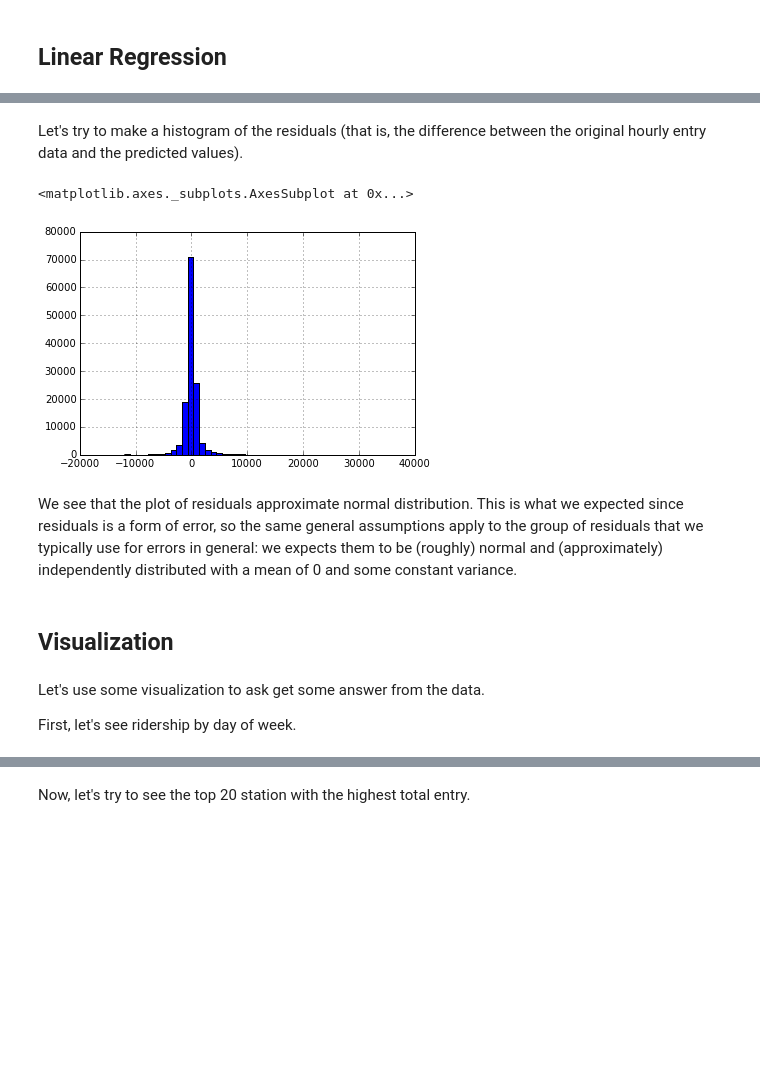
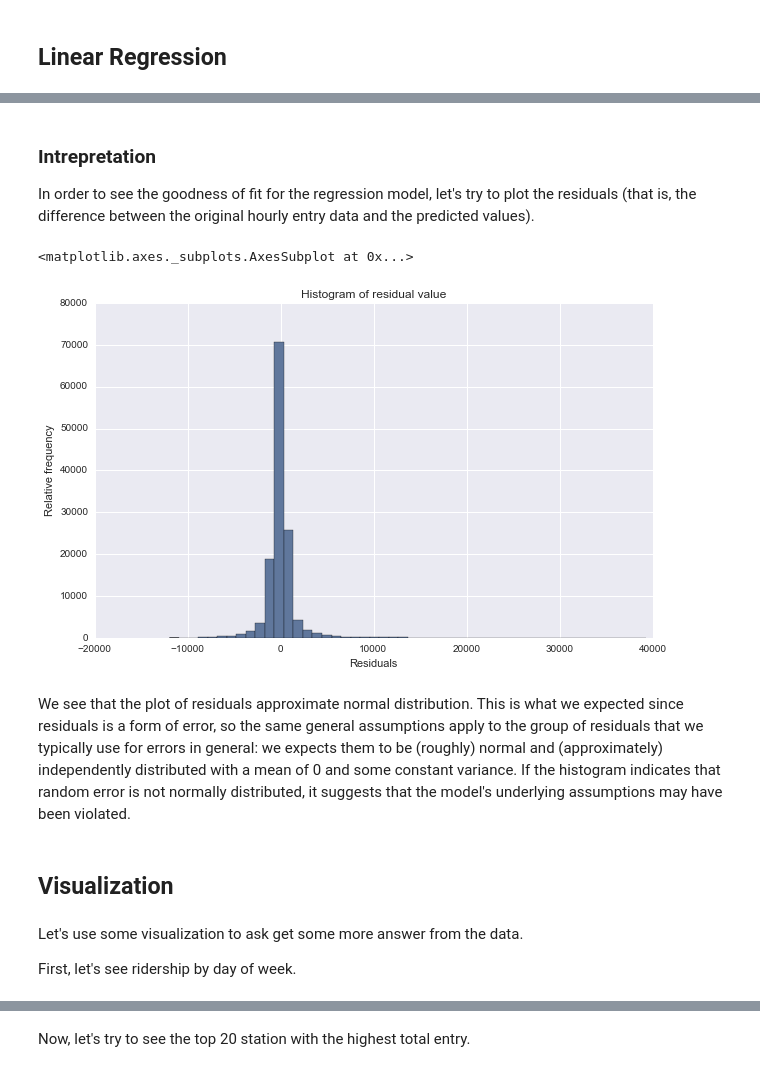
Before and after one commit to joashxu/NYCSubwayDataAnalysis, a Jupyter notebook: NYCSubway.ipynb, the cells around one changed output, grey strips where cells are left out. Saved outputs shown, nothing was run; the diff lists cells and outputs as text; code cells hidden in the pictures; blank space fills up the shorter version.

```diff
--- a/NYCSubway.ipynb
+++ b/NYCSubway.ipynb
@@ -17,5 +27,13 @@ Now that we have the data to work with we can start analyzing the data.
 import numpy as np
 import pandas
 import matplotlib.pyplot as plt
+
+try:
+    import seaborn as sns
+
+    sns.set_palette("deep", desat=.6)
+    sns.set_context(rc={"figure.figsize": (10, 6)})
+except ImportError:
+    pass
 # %%
 df = pandas.read_csv('turnstile_data_master_with_weather.csv')
@@ -155,7 +173,7 @@ def calculate_predictions(dataframe, features):
 
     predictions = intercept + np.dot(features_array, params)
 
-    return predictions
+    return predictions, intercept, params
 # %% [markdown]
 ### Features
 
@@ -184,17 +204,22 @@ for count in range(1, len(feature_of_interest) + 1):
         features_list.append(list(item))
 
 best_score = {'score': 0}
-for features in features_list:
-    predictions = calculate_predictions(df, df[features])
+for features in features_list[-3:]: # Run the last 3
+    predictions, intercept, params = calculate_predictions(df, df[features])
     r2_score = compute_r_squared(df['ENTRIESn_hourly'], predictions)
-    feature_name = ', '.join(features)
 
     # Save the best score
     if r2_score > best_score['score']:
         best_score['score'] = r2_score
-        best_score['feature_variables'] =  feature_name
+        best_score['feature_variables'] =  features
+        best_score['intercept'] = intercept
+        best_score['param'] = params
         best_score['predictions_values'] =  predictions
 
+print "\n\n"
 print "The highest score :", best_score['score']
-print "Feature variables for the highest score:", best_score['feature_variables']
+print "Feature variables for the highest score:", ', '.join(best_score['feature_variables'])
+print "Coefficient for the highest score"
+print "             Intercept:", best_score['intercept']
+print "  Non-dummy Parameters:", best_score['param'][:len(best_score['feature_variables'])]
 # %% [output]
@@ -218,20 +242,26 @@ Feature variables for the highest score: rain, meantempi, fog, meanwindspdi, pre
 # %% [markdown]
-Let's try to make a histogram of the residuals
+### Intrepretation
+
+In order to see the goodness of fit for the regression model, let's try to plot the residuals
 (that is, the difference between the original hourly entry data and the predicted values).
 # %%
 plt.figure()
+plt.title('Histogram of residual value')
+plt.xlabel('Residuals')
+plt.ylabel('Relative frequency')
+
 (df['ENTRIESn_hourly'] - best_score['predictions_values']).hist(bins=50)
 # %% [output]
 <matplotlib.axes._subplots.AxesSubplot at 0x...>
-[figure, old version]
+[figure, new version]
 # %% [markdown]
 We see that the plot of residuals approximate normal distribution.
 This is what we expected since residuals is a form of error,
-so the same general assumptions apply to the group of residuals that we typically use for errors in general: we expects them to be (roughly) normal and (approximately) independently distributed with a mean of 0 and some constant variance.
+so the same general assumptions apply to the group of residuals that we typically use for errors in general: we expects them to be (roughly) normal and (approximately) independently distributed with a mean of 0 and some constant variance. If the histogram indicates that random error is not normally distributed, it suggests that the model's underlying assumptions may have been violated.
 # %% [markdown]
 ## Visualization
 # %% [markdown]
-Let's use some visualization to ask get some answer from the data.
+Let's use some visualization to ask get some more answer from the data.
 
 First, let's see ridership by day of week.
 # %%
```
Also changed, not shown: parts of 36 cells of this notebook.
